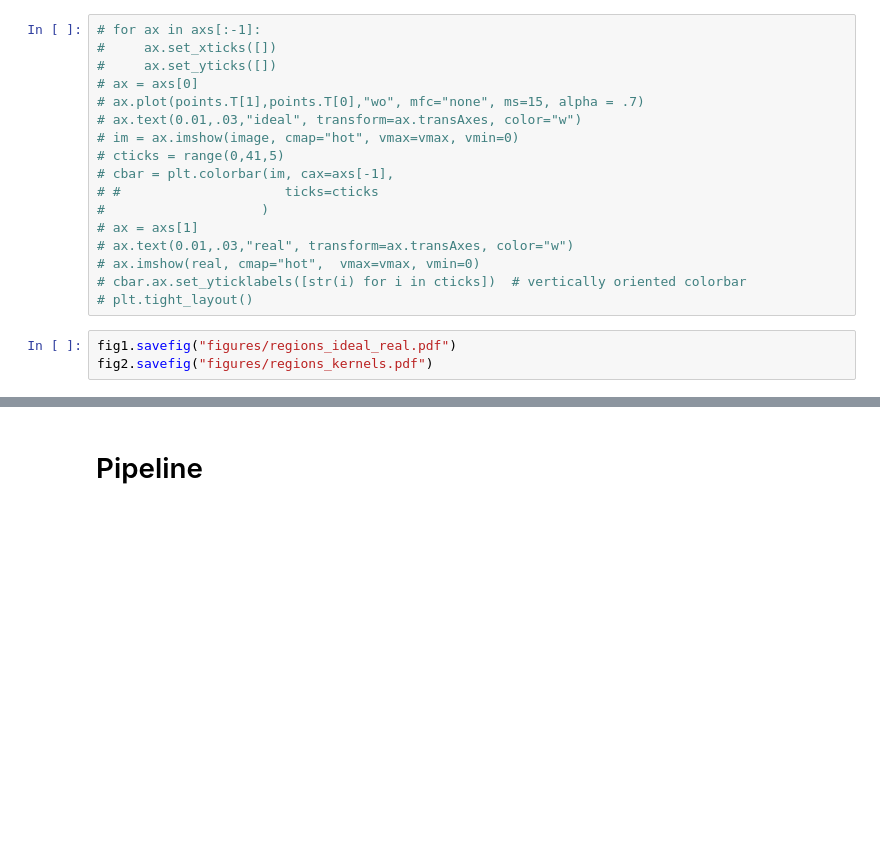
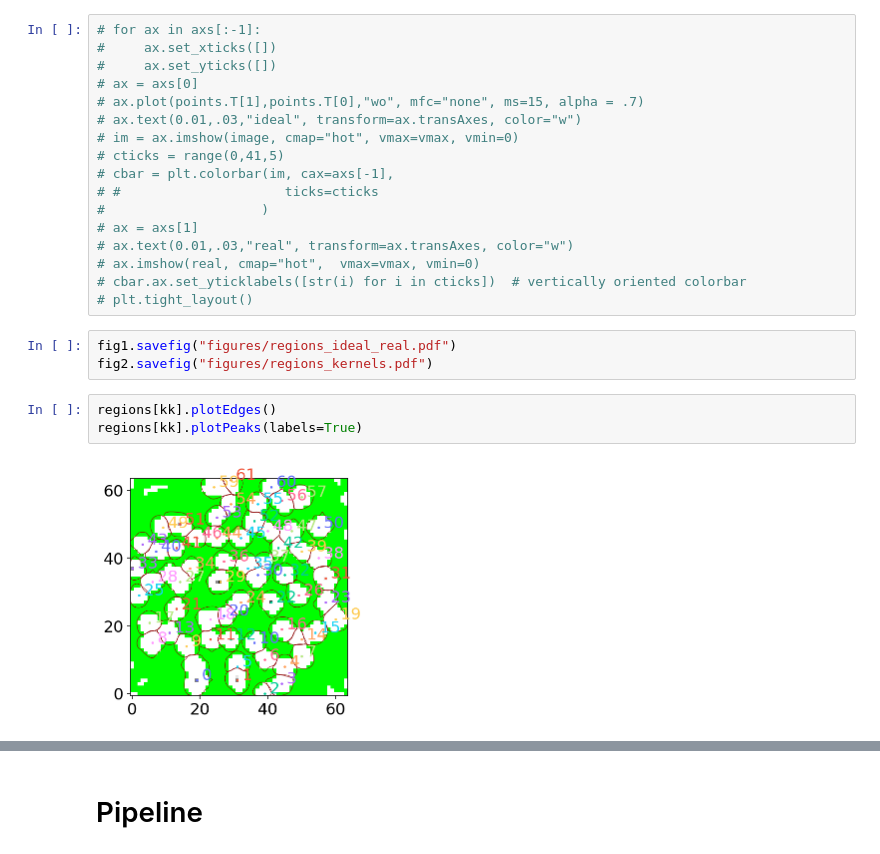
Before and after one commit to szarma/Physio_Ca, a Jupyter notebook: docs/materials_and_methods.ipynb, the cells around one changed output, grey strips where cells are left out. Cells and saved outputs as stored; diff of their text form; blank space fills up the shorter version.

```diff
--- a/docs/materials_and_methods.ipynb
+++ b/docs/materials_and_methods.ipynb
@@ -191,3 +191,8 @@ for ax in axss.flat:
 # %%
 fig1.savefig("figures/regions_ideal_real.pdf")
 fig2.savefig("figures/regions_kernels.pdf")
+# %%
+regions[kk].plotEdges()
+regions[kk].plotPeaks(labels=True)
+# %% [output]
+[figure, added]
```
Also changed, not shown: parts of 2 cells of this notebook, 1 other file.
